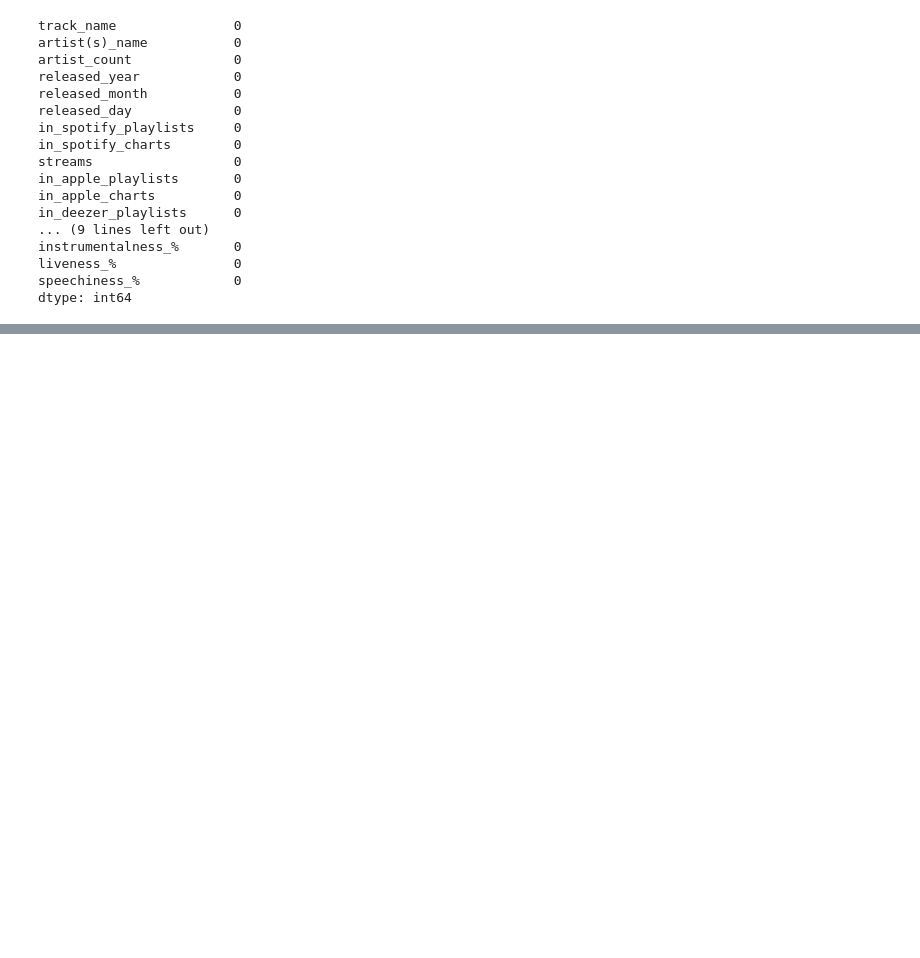
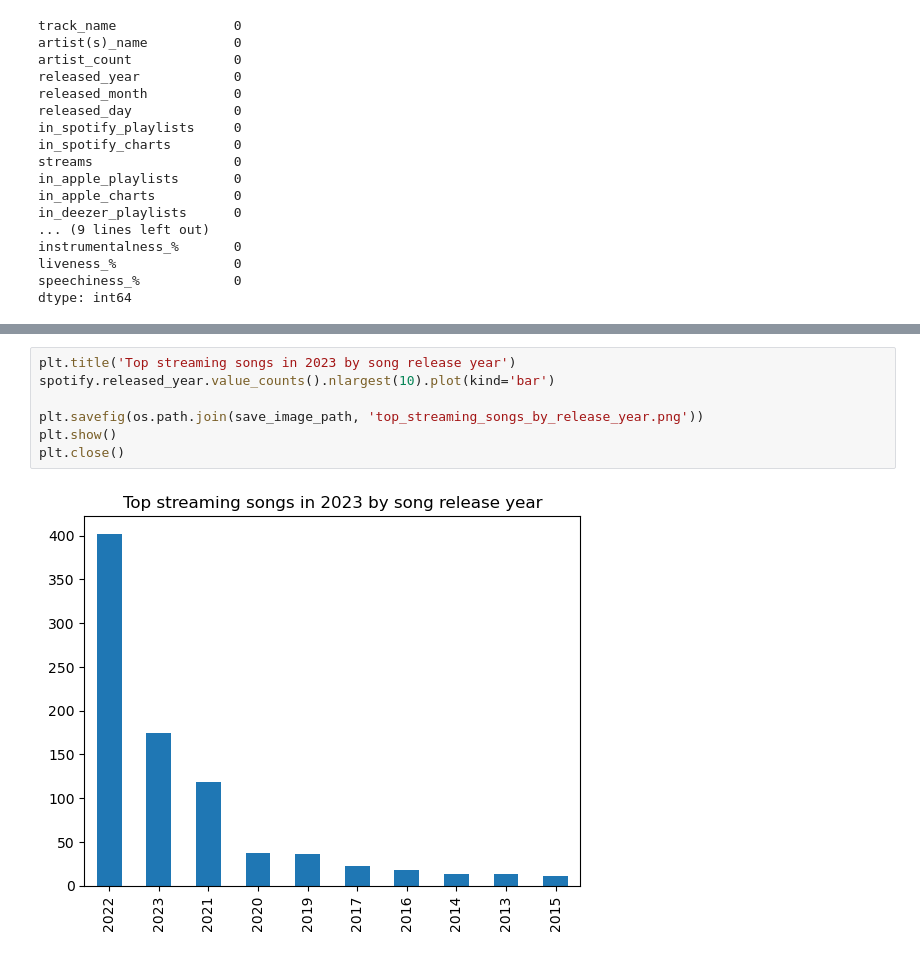
Before and after one commit to Malfacini/spotify_analysis, a Jupyter notebook: eda.ipynb, the cells around one changed output, grey strips where cells are left out. Saved outputs shown, nothing was run; the diff lists cells and outputs as text; blank space fills up the shorter version.

```diff
--- a/eda.ipynb
+++ b/eda.ipynb
@@ -35,0 +124,9 @@ dtype: int64
+# %%
+plt.title('Top streaming songs in 2023 by song release year')
+spotify.released_year.value_counts().nlargest(10).plot(kind='bar')
+
+plt.savefig(os.path.join(save_image_path, 'top_streaming_songs_by_release_year.png'))
+plt.show()
+plt.close()
+# %% [output]
+[figure, added]
```
Also changed, not shown: parts of 8 cells of this notebook, 4 other files.
